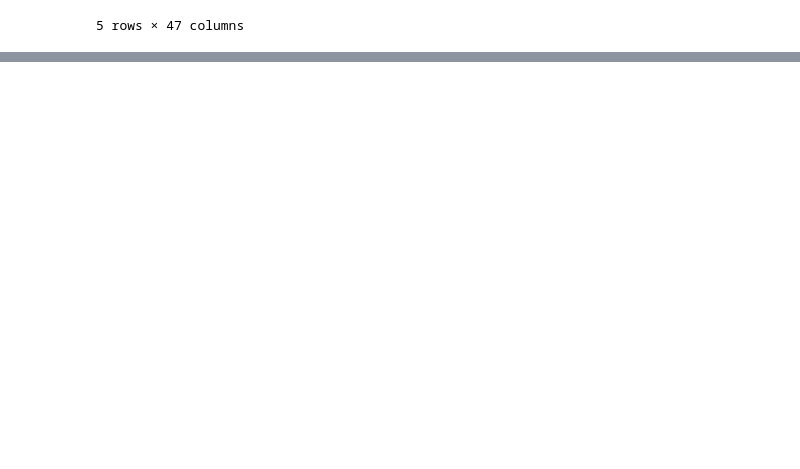
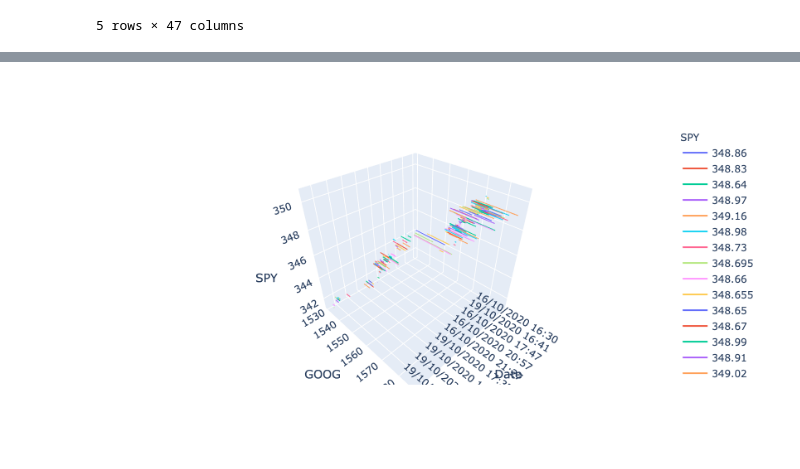
Before and after one commit to Arseni1919/ND_sandbox, a Jupyter notebook: Data Analisys.ipynb, the cells around one changed output, grey strips where cells are left out. Cells and saved outputs as stored; diff of their text form; code cells hidden in the pictures; blank space fills up the shorter version.

```diff
--- a/Data Analisys.ipynb
+++ b/Data Analisys.ipynb
@@ -41,0 +112,20 @@ print(list_of_graphs)
+# %%
+fig = px.scatter_3d(
+    df_stocks,
+    x='Date',
+    y='GOOG',
+    z='SPY',
+    color='SPY',
+    opacity=0.7
+)
+fig
+fig = px.line_3d(
+    df_stocks,
+    x='Date',
+    y='GOOG',
+    z='SPY',
+    color='SPY',
+)
+fig
+# %% [output]
+[figure, added]
```
Also changed, not shown: parts of 15 cells of this notebook, 1 other file.
